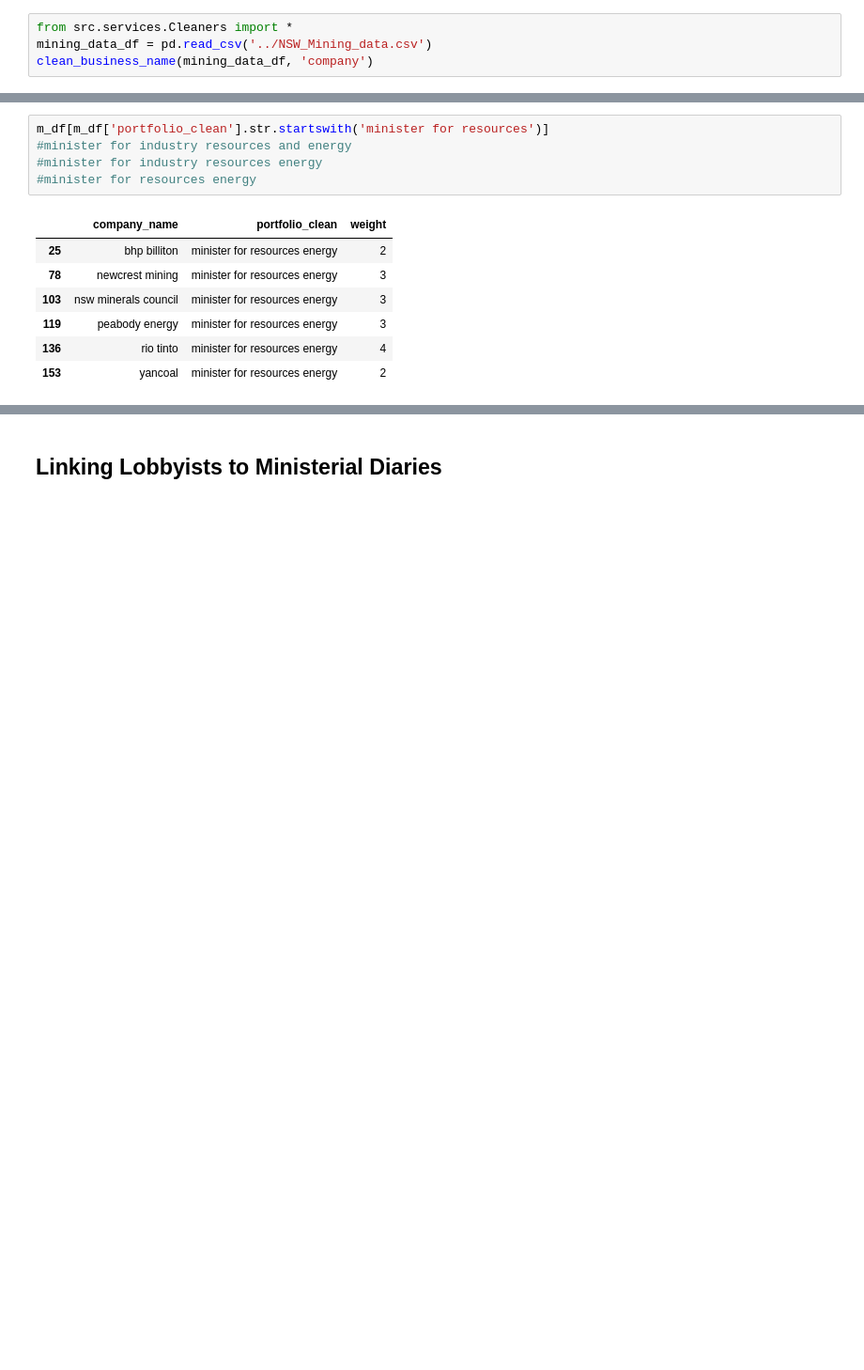
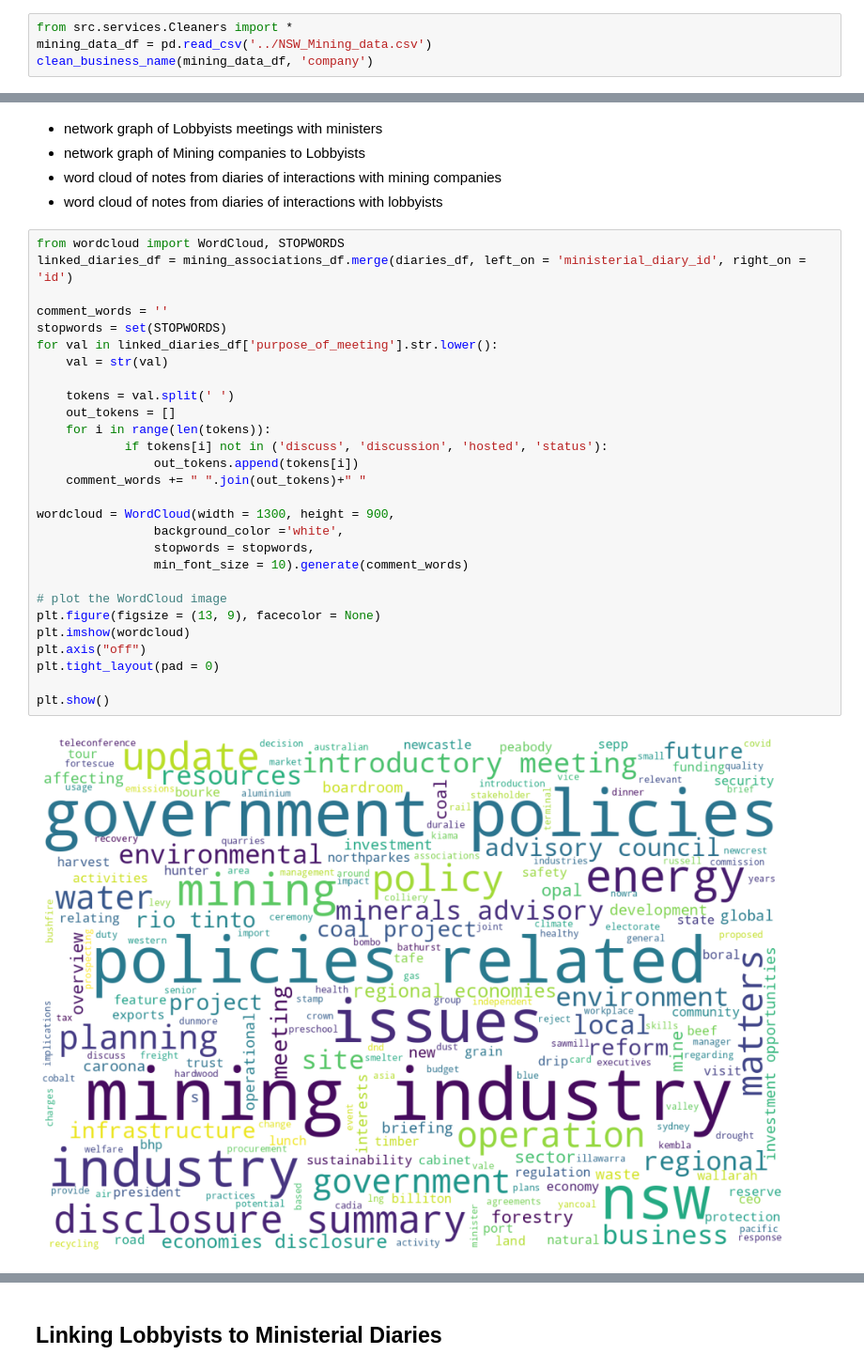
Before and after one commit to sjeruto/ARDC-Project, a Jupyter notebook: notebooks/mg_workbook.ipynb, the cells around one changed output, grey strips where cells are left out. Shown at 94% size. Saved outputs shown, nothing was run; the diff lists cells and outputs as text; blank space fills up the shorter version.

```diff
--- a/notebooks/mg_workbook.ipynb
+++ b/notebooks/mg_workbook.ipynb
@@ -300,13 +305,35 @@ pd.pivot_table(m_df, columns=['portfolio_clean'], values='weight', index='compan
-# %%
-m_df[m_df['portfolio_clean'].str.startswith('minister for resources')]
-#minister for industry resources and energy
-#minister for industry resources energy
-#minister for resources energy
-# %% [output]
-|  | company_name | portfolio_clean | weight |
-| 25 | bhp billiton | minister for resources energy | 2 |
-| 78 | newcrest mining | minister for resources energy | 3 |
-| 103 | nsw minerals council | minister for resources energy | 3 |
-| 119 | peabody energy | minister for resources energy | 3 |
-| 136 | rio tinto | minister for resources energy | 4 |
-| 153 | yancoal | minister for resources energy | 2 |
+# %% [markdown]
+ - network graph of Lobbyists meetings with ministers
+ - network graph of Mining companies to Lobbyists
+ - word cloud of notes from diaries of interactions with mining companies
+ - word cloud of notes from diaries of interactions with lobbyists
+# %%
+from wordcloud import WordCloud, STOPWORDS
+linked_diaries_df = mining_associations_df.merge(diaries_df, left_on = 'ministerial_diary_id', right_on = 'id')
+
+comment_words = ''
+stopwords = set(STOPWORDS)
+for val in linked_diaries_df['purpose_of_meeting'].str.lower():
+    val = str(val)
+
+    tokens = val.split(' ')
+    out_tokens = []
+    for i in range(len(tokens)):
+            if tokens[i] not in ('discuss', 'discussion', 'hosted', 'status'):
+                out_tokens.append(tokens[i])
+    comment_words += " ".join(out_tokens)+" "
+
+wordcloud = WordCloud(width = 1300, height = 900,
+                background_color ='white',
+                stopwords = stopwords,
+                min_font_size = 10).generate(comment_words)
+
+# plot the WordCloud image
+plt.figure(figsize = (13, 9), facecolor = None)
+plt.imshow(wordcloud)
+plt.axis("off")
+plt.tight_layout(pad = 0)
+
+plt.show()
+# %% [output]
+[figure, added]
```
Also changed, not shown: parts of 14 cells of this notebook, 2 other files.
